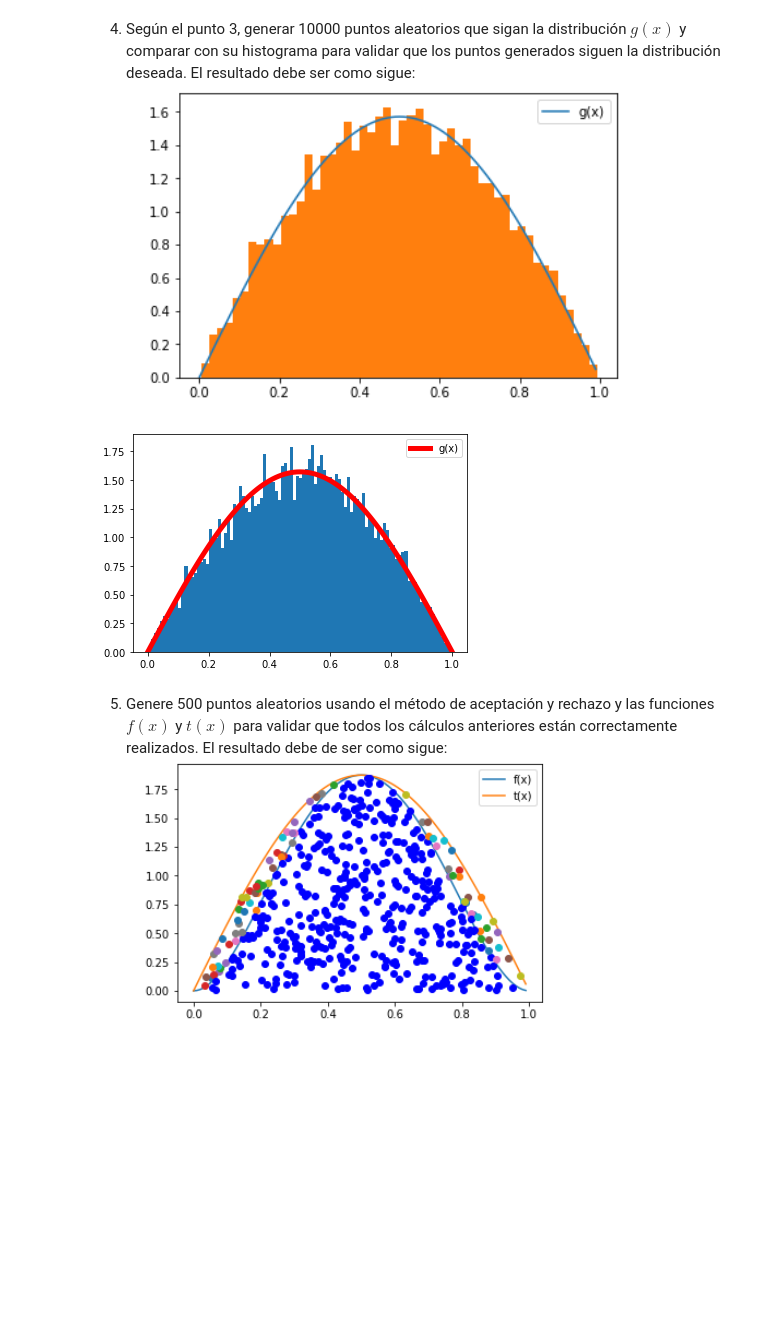
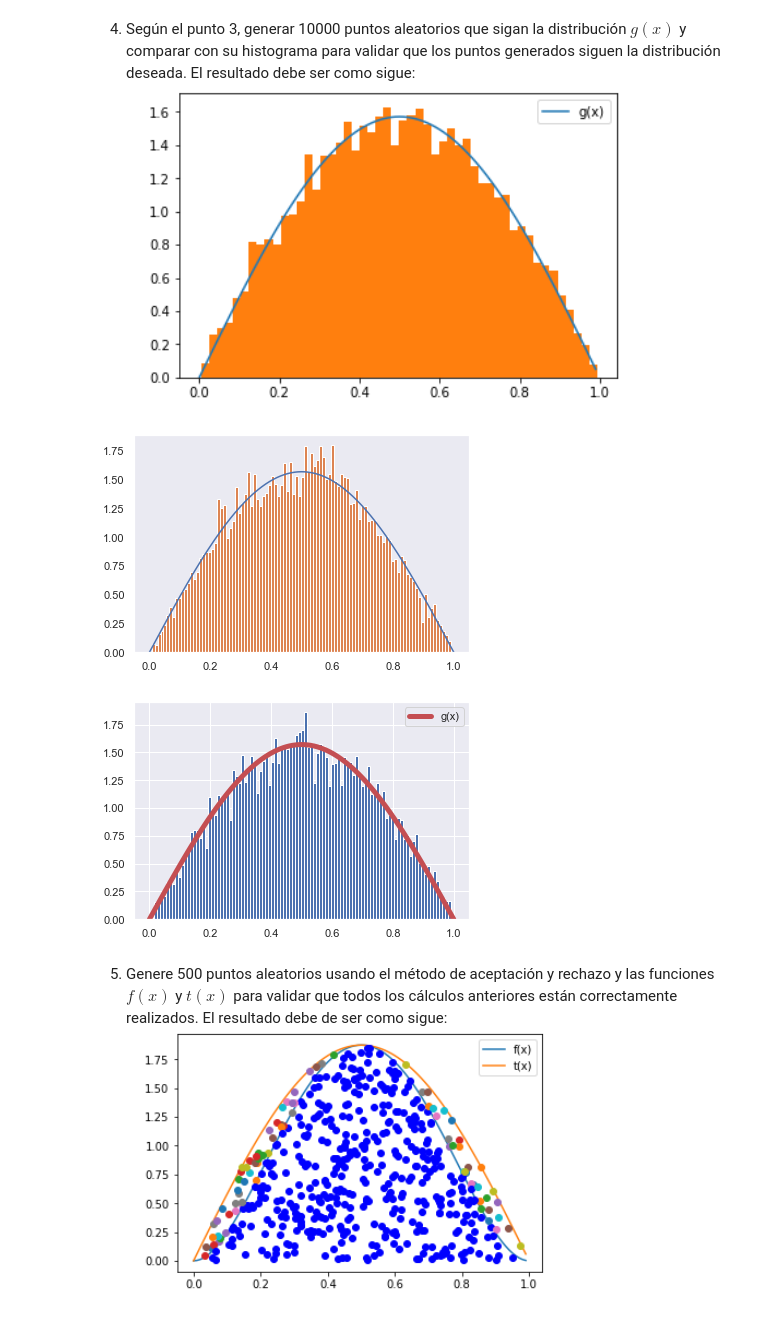
Before and after one commit to Carolina1002/ProyectoConjunto_CBarba_IArellano, a Jupyter notebook: Tarea6_CBarba_IArellano.ipynb, the cells around one changed output. Saved outputs shown, nothing was run; the diff lists cells and outputs as text; code cells hidden in the pictures; blank space fills up the shorter version.

```diff
--- a/Tarea6_CBarba_IArellano.ipynb
+++ b/Tarea6_CBarba_IArellano.ipynb
@@ -101,3 +131,21 @@ $x =\frac{\cos ^{-1}(-2U+1)}{\pi}$
+# %%
+# Código Carolina
+def fun_dis(g, g_inv, N):
+    va = np.random.rand(N)
+    g_a = g_inv(va)
+    x = np.arange(0, 1, (1 / N))
+    g_d = g(x)
+    plt.figure()
+    plt.plot(x, g_d)
+    plt.hist(g_a, bins = 100, density = True)
+    plt.grid()
+    plt.show()
+g = lambda x: (np.pi / 2) * (np.sin(np.pi * x))
+g_inv = lambda u: ((np.arccos(1 - 2 * u)) / np.pi)
+N = 10000
+fun_dis(g, g_inv, N)
+# %% [output]
+[figure, added]
 # %%
 # Codigo Iván
 def dist_deseada(N):
@@ -117,7 +165,7 @@ plt.hist(c,100,density=True)
 plt.plot(x,b(x),'r',lw=5,label = 'g(x)')
 plt.legend();
 # %% [output]
-[figure, old version]
+[figure, new version]
 # %% [markdown]
 5. Genere 500 puntos aleatorios usando el método de aceptación y rechazo y las funciones $f(x)$ y $t(x)$ para validar que todos los cálculos anteriores están correctamente realizados. El resultado debe de ser como sigue:
 ![image.png](attachment:image.png)
```
Also changed, not shown: parts of 26 cells of this notebook.
